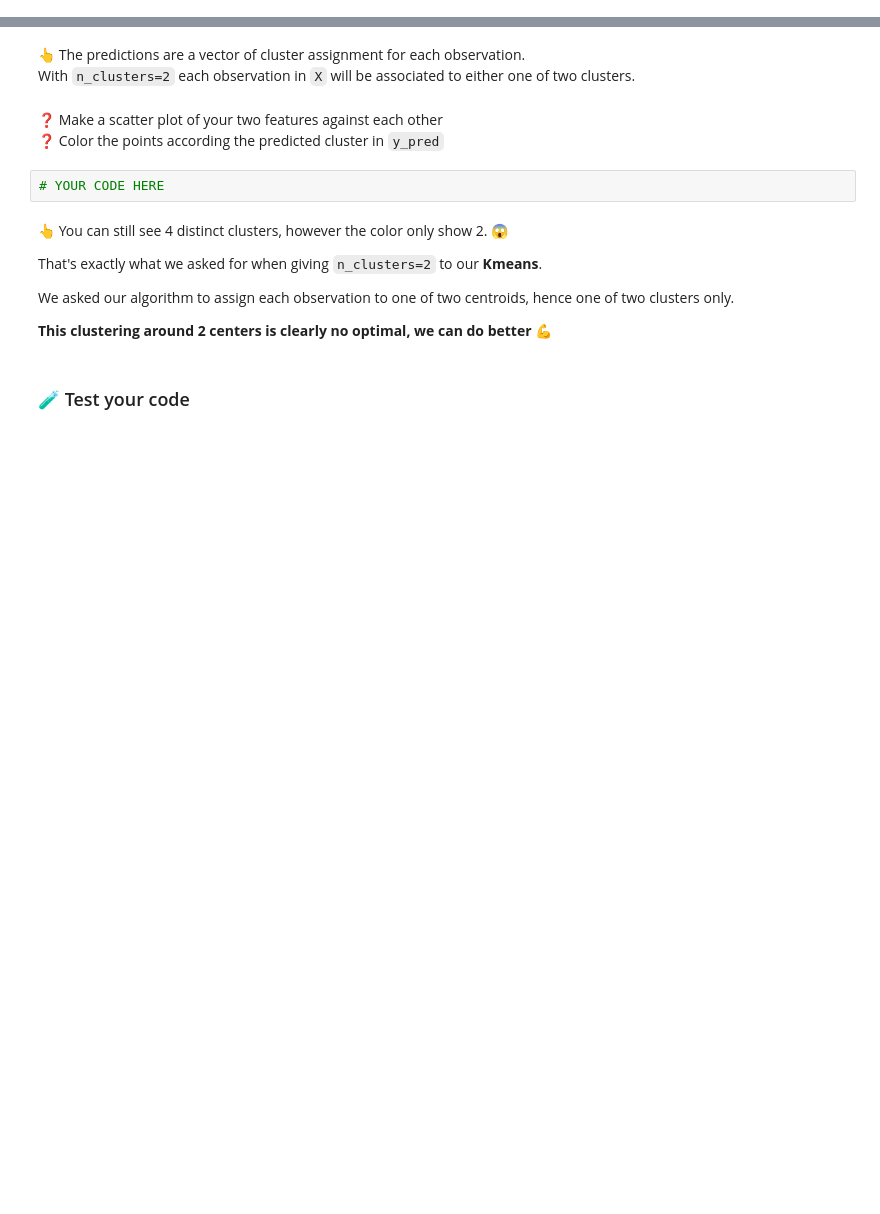
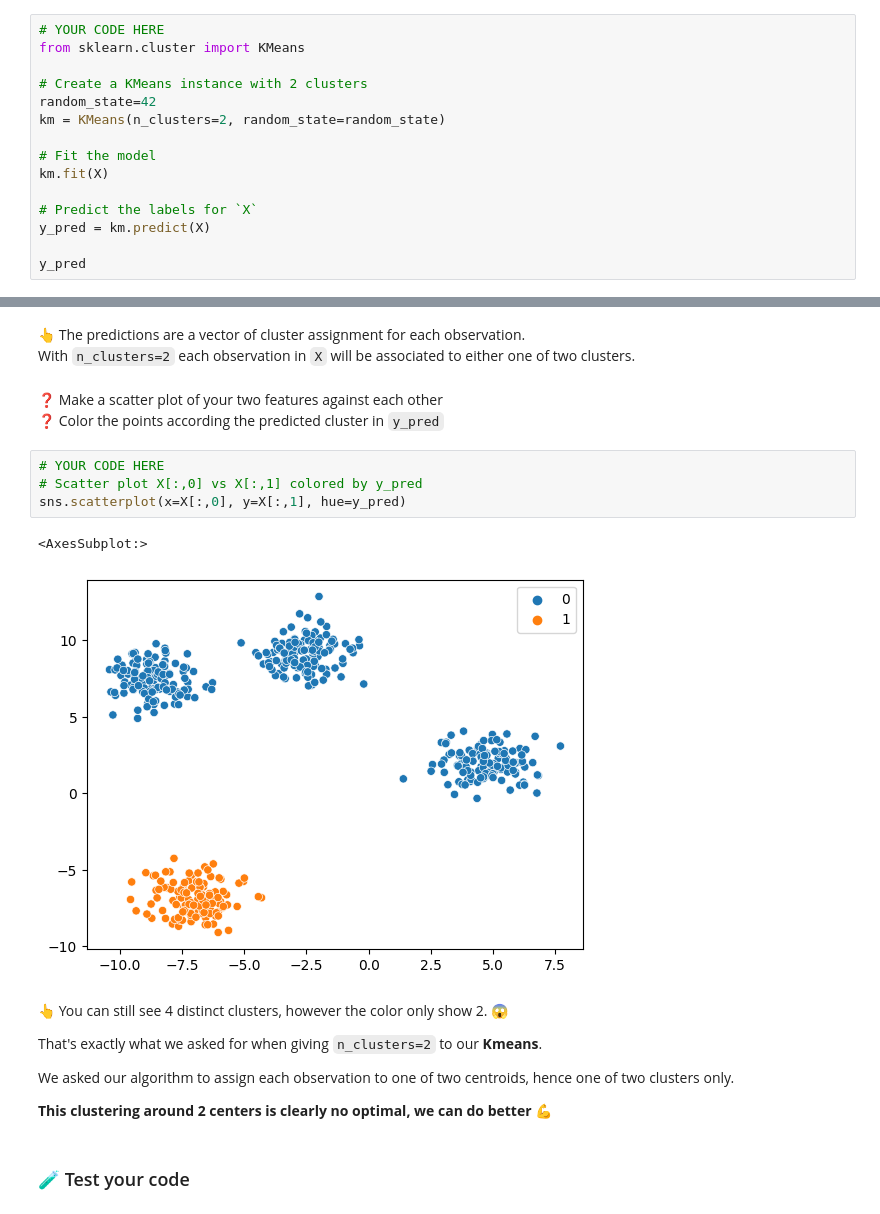
Before and after one commit to tanushrin/data-image-compression, a Jupyter notebook: warmup_k_means.ipynb, the cells around one changed output, grey strips where cells are left out. Saved outputs shown, nothing was run; the diff lists cells and outputs as text; blank space fills up the shorter version.

```diff
--- a/warmup_k_means.ipynb
+++ b/warmup_k_means.ipynb
@@ -67,0 +72,15 @@ Your goal is to find the **number of clusters** that best matches the structure
+# %%
+# YOUR CODE HERE
+from sklearn.cluster import KMeans
+
+# Create a KMeans instance with 2 clusters
+random_state=42
+km = KMeans(n_clusters=2, random_state=random_state)
+
+# Fit the model
+km.fit(X)
+
+# Predict the labels for `X`
+y_pred = km.predict(X)
+
+y_pred
@@ -71,8 +108,13 @@ With `n_clusters=2` each observation in `X` will be associated to either one of
 # %% [markdown]
 ❓ Make a scatter plot of your two features against each other
 ❓ Color the points according the predicted cluster in `y_pred`
-# %%
-# YOUR CODE HERE
+# %%
+# YOUR CODE HERE
+# Scatter plot X[:,0] vs X[:,1] colored by y_pred
+sns.scatterplot(x=X[:,0], y=X[:,1], hue=y_pred)
+# %% [output]
+<AxesSubplot:>
+[figure, added]
 # %% [markdown]
 👆 You can still see 4 distinct clusters, however the color only show 2. 😱
 
```
Also changed, not shown: parts of 11 cells of this notebook.
